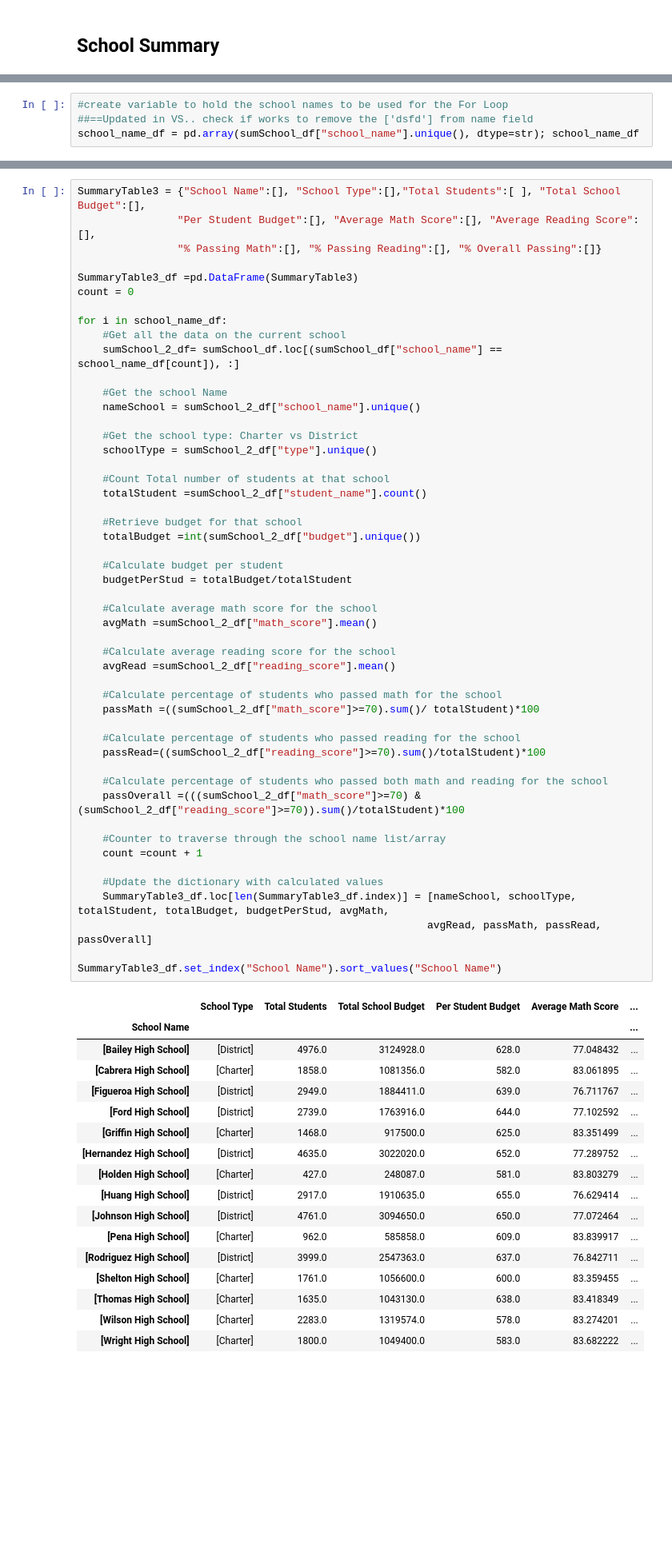
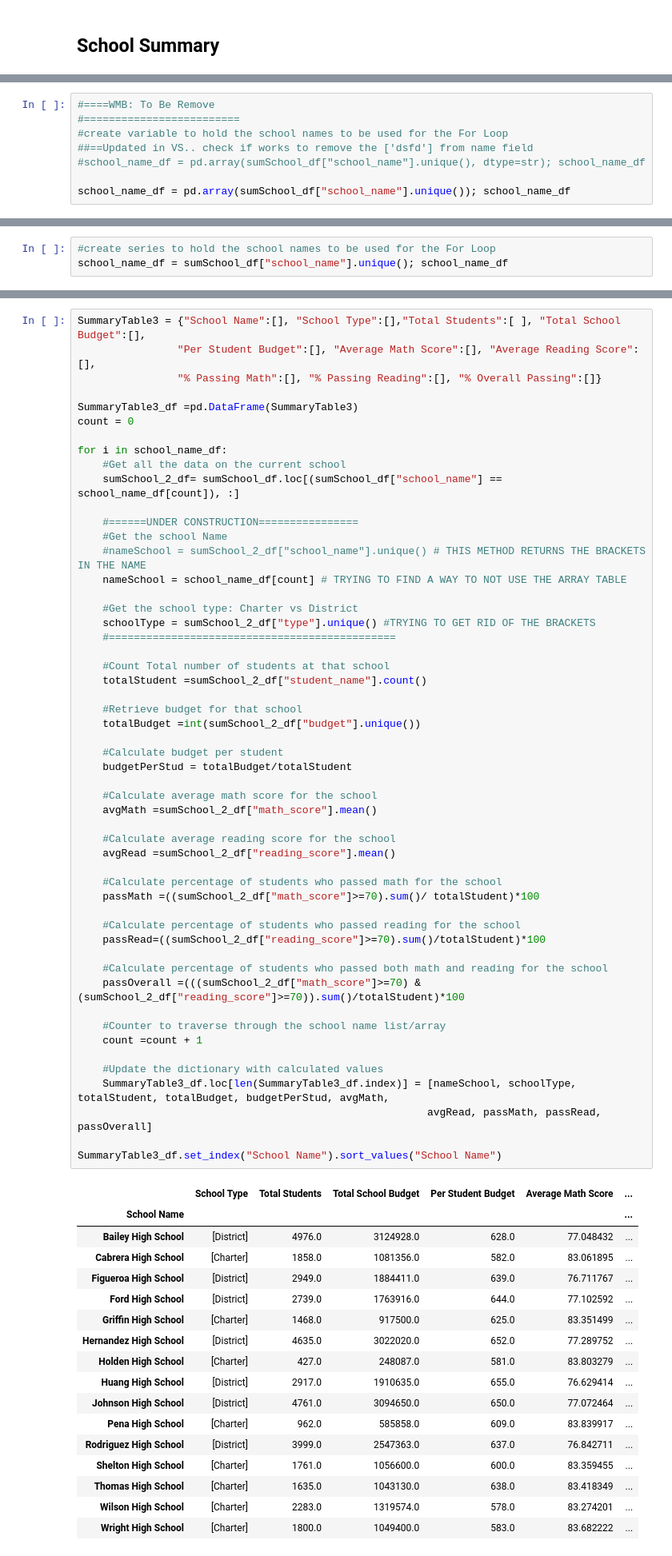
Before and after one commit to WayBurke/pandas-challenge, a Jupyter notebook: PyCitySchools.ipynb, the cells around one changed output, grey strips where cells are left out. Shown at 80% size. Drawn from its saved outputs; the diff is of its cells as text; blank space fills up the shorter version.

```diff
--- a/PyCitySchools.ipynb
+++ b/PyCitySchools.ipynb
@@ -156,5 +181,9 @@ sumSchool_df = school_data_complete.copy()
 # %%
+#====WMB: To Be Remove
+#=========================
 #create variable to hold the school names to be used for the For Loop
 ##==Updated in VS.. check if works to remove the ['dsfd'] from name field
-school_name_df = pd.array(sumSchool_df["school_name"].unique(), dtype=str); school_name_df
+#school_name_df = pd.array(sumSchool_df["school_name"].unique(), dtype=str); school_name_df
+
+school_name_df = pd.array(sumSchool_df["school_name"].unique()); school_name_df
 # %% [output]
@@ -167,0 +197,3 @@ Length: 15, dtype: str672
+# %%
+#create series to hold the school names to be used for the For Loop
+school_name_df = sumSchool_df["school_name"].unique(); school_name_df
@@ -177,11 +216,14 @@ for i in school_name_df:
     #Get all the data on the current school
     sumSchool_2_df= sumSchool_df.loc[(sumSchool_df["school_name"] == school_name_df[count]), :]
 
+    #======UNDER CONSTRUCTION================
     #Get the school Name
-    nameSchool = sumSchool_2_df["school_name"].unique()
+    #nameSchool = sumSchool_2_df["school_name"].unique() # THIS METHOD RETURNS THE BRACKETS IN THE NAME
+    nameSchool = school_name_df[count] # TRYING TO FIND A WAY TO NOT USE THE ARRAY TABLE
 
     #Get the school type: Charter vs District
-    schoolType = sumSchool_2_df["type"].unique()
+    schoolType = sumSchool_2_df["type"].unique() #TRYING TO GET RID OF THE BRACKETS
+    #==============================================
 
     #Count Total number of students at that school
     totalStudent =sumSchool_2_df["student_name"].count()
@@ -191,48 +233,48 @@ for i in school_name_df:
 
     #Calculate budget per student
     budgetPerStud = totalBudget/totalStudent
 
     #Calculate average math score for the school
     avgMath =sumSchool_2_df["math_score"].mean()
 
     #Calculate average reading score for the school
     avgRead =sumSchool_2_df["reading_score"].mean()
 
     #Calculate percentage of students who passed math for the school
     passMath =((sumSchool_2_df["math_score"]>=70).sum()/ totalStudent)*100
 
     #Calculate percentage of students who passed reading for the school
     passRead=((sumSchool_2_df["reading_score"]>=70).sum()/totalStudent)*100
 
     #Calculate percentage of students who passed both math and reading for the school
     passOverall =(((sumSchool_2_df["math_score"]>=70) & (sumSchool_2_df["reading_score"]>=70)).sum()/totalStudent)*100
 
     #Counter to traverse through the school name list/array
     count =count + 1
 
     #Update the dictionary with calculated values
     SummaryTable3_df.loc[len(SummaryTable3_df.index)] = [nameSchool, schoolType, totalStudent, totalBudget, budgetPerStud, avgMath,
                                                         avgRead, passMath, passRead, passOverall]
 
 SummaryTable3_df.set_index("School Name").sort_values("School Name")
 # %% [output]
 |  | School Type | Total Students | Total School Budget | Per Student Budget | Average Math Score | ... |
 | School Name |  |  |  |  |  | ... |
-| [Bailey High School] | [District] | 4976.0 | 3124928.0 | 628.0 | 77.048432 | ... |
-| [Cabrera High School] | [Charter] | 1858.0 | 1081356.0 | 582.0 | 83.061895 | ... |
-| [Figueroa High School] | [District] | 2949.0 | 1884411.0 | 639.0 | 76.711767 | ... |
-| [Ford High School] | [District] | 2739.0 | 1763916.0 | 644.0 | 77.102592 | ... |
-| [Griffin High School] | [Charter] | 1468.0 | 917500.0 | 625.0 | 83.351499 | ... |
-| [Hernandez High School] | [District] | 4635.0 | 3022020.0 | 652.0 | 77.289752 | ... |
-| [Holden High School] | [Charter] | 427.0 | 248087.0 | 581.0 | 83.803279 | ... |
-| [Huang High School] | [District] | 2917.0 | 1910635.0 | 655.0 | 76.629414 | ... |
-| [Johnson High School] | [District] | 4761.0 | 3094650.0 | 650.0 | 77.072464 | ... |
-| [Pena High School] | [Charter] | 962.0 | 585858.0 | 609.0 | 83.839917 | ... |
-| [Rodriguez High School] | [District] | 3999.0 | 2547363.0 | 637.0 | 76.842711 | ... |
-| [Shelton High School] | [Charter] | 1761.0 | 1056600.0 | 600.0 | 83.359455 | ... |
-| [Thomas High School] | [Charter] | 1635.0 | 1043130.0 | 638.0 | 83.418349 | ... |
-| [Wilson High School] | [Charter] | 2283.0 | 1319574.0 | 578.0 | 83.274201 | ... |
-| [Wright High School] | [Charter] | 1800.0 | 1049400.0 | 583.0 | 83.682222 | ... |
+| Bailey High School | [District] | 4976.0 | 3124928.0 | 628.0 | 77.048432 | ... |
+| Cabrera High School | [Charter] | 1858.0 | 1081356.0 | 582.0 | 83.061895 | ... |
+| Figueroa High School | [District] | 2949.0 | 1884411.0 | 639.0 | 76.711767 | ... |
+| Ford High School | [District] | 2739.0 | 1763916.0 | 644.0 | 77.102592 | ... |
+| Griffin High School | [Charter] | 1468.0 | 917500.0 | 625.0 | 83.351499 | ... |
+| Hernandez High School | [District] | 4635.0 | 3022020.0 | 652.0 | 77.289752 | ... |
+| Holden High School | [Charter] | 427.0 | 248087.0 | 581.0 | 83.803279 | ... |
+| Huang High School | [District] | 2917.0 | 1910635.0 | 655.0 | 76.629414 | ... |
+| Johnson High School | [District] | 4761.0 | 3094650.0 | 650.0 | 77.072464 | ... |
+| Pena High School | [Charter] | 962.0 | 585858.0 | 609.0 | 83.839917 | ... |
+| Rodriguez High School | [District] | 3999.0 | 2547363.0 | 637.0 | 76.842711 | ... |
+| Shelton High School | [Charter] | 1761.0 | 1056600.0 | 600.0 | 83.359455 | ... |
+| Thomas High School | [Charter] | 1635.0 | 1043130.0 | 638.0 | 83.418349 | ... |
+| Wilson High School | [Charter] | 2283.0 | 1319574.0 | 578.0 | 83.274201 | ... |
+| Wright High School | [Charter] | 1800.0 | 1049400.0 | 583.0 | 83.682222 | ... |
 # %% [markdown]
 ## Top Performing Schools (By % Overall Passing)
 # %% [markdown]
```
Also changed, not shown: parts of 23 cells of this notebook.
